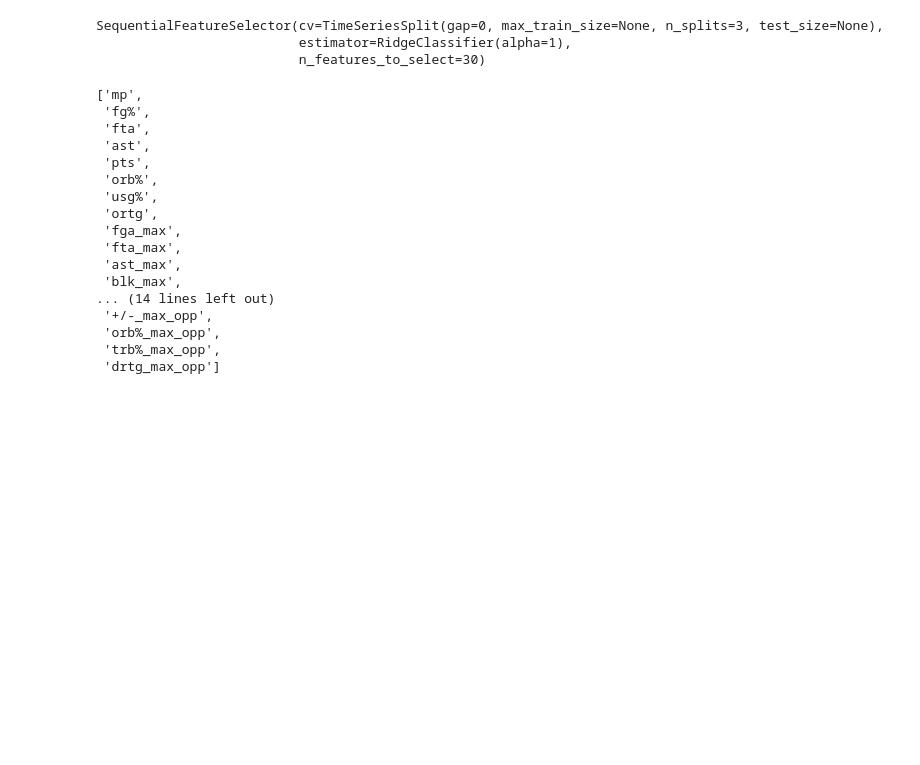
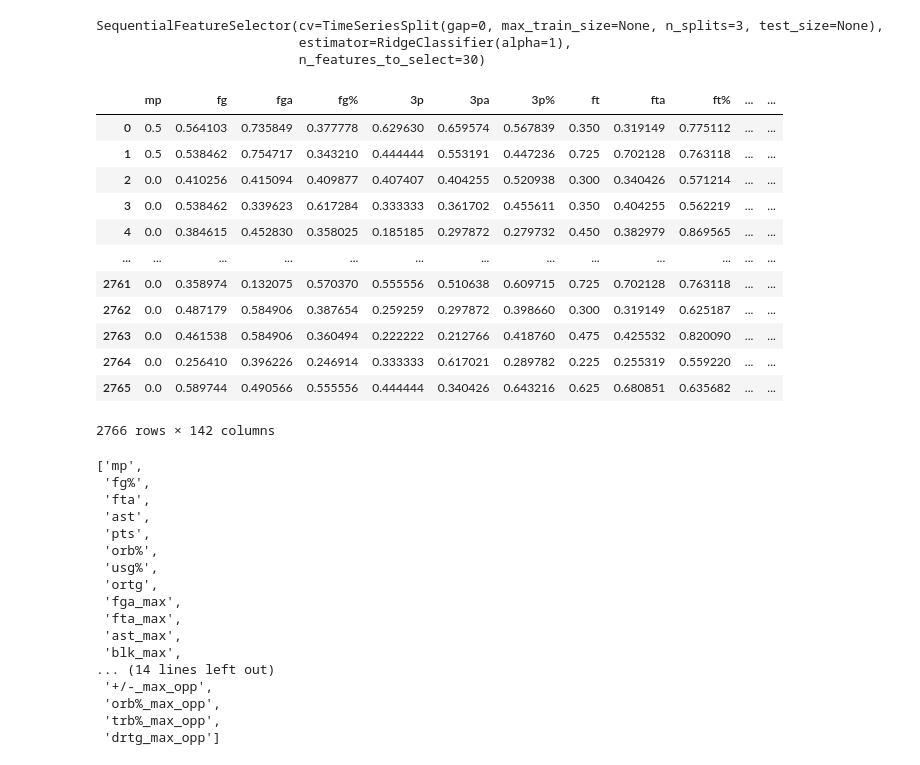
Before and after one commit to VincentGordon-Data-Analyst/NBA_Final_Score_Predictions, a Jupyter notebook: predictive.ipynb, the cells around one changed output. Saved outputs shown, nothing was run; the diff lists cells and outputs as text; code cells hidden in the pictures; blank space fills up the shorter version.

```diff
--- a/predictive.ipynb
+++ b/predictive.ipynb
@@ -173,6 +173,22 @@ sfs.fit(df[selected_columns], df["target"])
 SequentialFeatureSelector(cv=TimeSeriesSplit(gap=0, max_train_size=None, n_splits=3, test_size=None),
                           estimator=RidgeClassifier(alpha=1),
                           n_features_to_select=30)
+# %%
+df
+# %% [output]
+|  | mp | fg | fga | fg% | 3p | 3pa | 3p% | ft | fta | ft% | ... | ... |
+| 0 | 0.5 | 0.564103 | 0.735849 | 0.377778 | 0.629630 | 0.659574 | 0.567839 | 0.350 | 0.319149 | 0.775112 | ... | ... |
+| 1 | 0.5 | 0.538462 | 0.754717 | 0.343210 | 0.444444 | 0.553191 | 0.447236 | 0.725 | 0.702128 | 0.763118 | ... | ... |
+| 2 | 0.0 | 0.410256 | 0.415094 | 0.409877 | 0.407407 | 0.404255 | 0.520938 | 0.300 | 0.340426 | 0.571214 | ... | ... |
+| 3 | 0.0 | 0.538462 | 0.339623 | 0.617284 | 0.333333 | 0.361702 | 0.455611 | 0.350 | 0.404255 | 0.562219 | ... | ... |
+| 4 | 0.0 | 0.384615 | 0.452830 | 0.358025 | 0.185185 | 0.297872 | 0.279732 | 0.450 | 0.382979 | 0.869565 | ... | ... |
+| ... | ... | ... | ... | ... | ... | ... | ... | ... | ... | ... | ... | ... |
+| 2761 | 0.0 | 0.358974 | 0.132075 | 0.570370 | 0.555556 | 0.510638 | 0.609715 | 0.725 | 0.702128 | 0.763118 | ... | ... |
+| 2762 | 0.0 | 0.487179 | 0.584906 | 0.387654 | 0.259259 | 0.297872 | 0.398660 | 0.300 | 0.319149 | 0.625187 | ... | ... |
+| 2763 | 0.0 | 0.461538 | 0.584906 | 0.360494 | 0.222222 | 0.212766 | 0.418760 | 0.475 | 0.425532 | 0.820090 | ... | ... |
+| 2764 | 0.0 | 0.256410 | 0.396226 | 0.246914 | 0.333333 | 0.617021 | 0.289782 | 0.225 | 0.255319 | 0.559220 | ... | ... |
+| 2765 | 0.0 | 0.589744 | 0.490566 | 0.555556 | 0.444444 | 0.340426 | 0.643216 | 0.625 | 0.680851 | 0.635682 | ... | ... |
+2766 rows × 142 columns
 # %%
 predictors = list(selected_columns[sfs.get_support()])
 # %%
```
Also changed, not shown: parts of 3 cells of this notebook, 1 other file.
